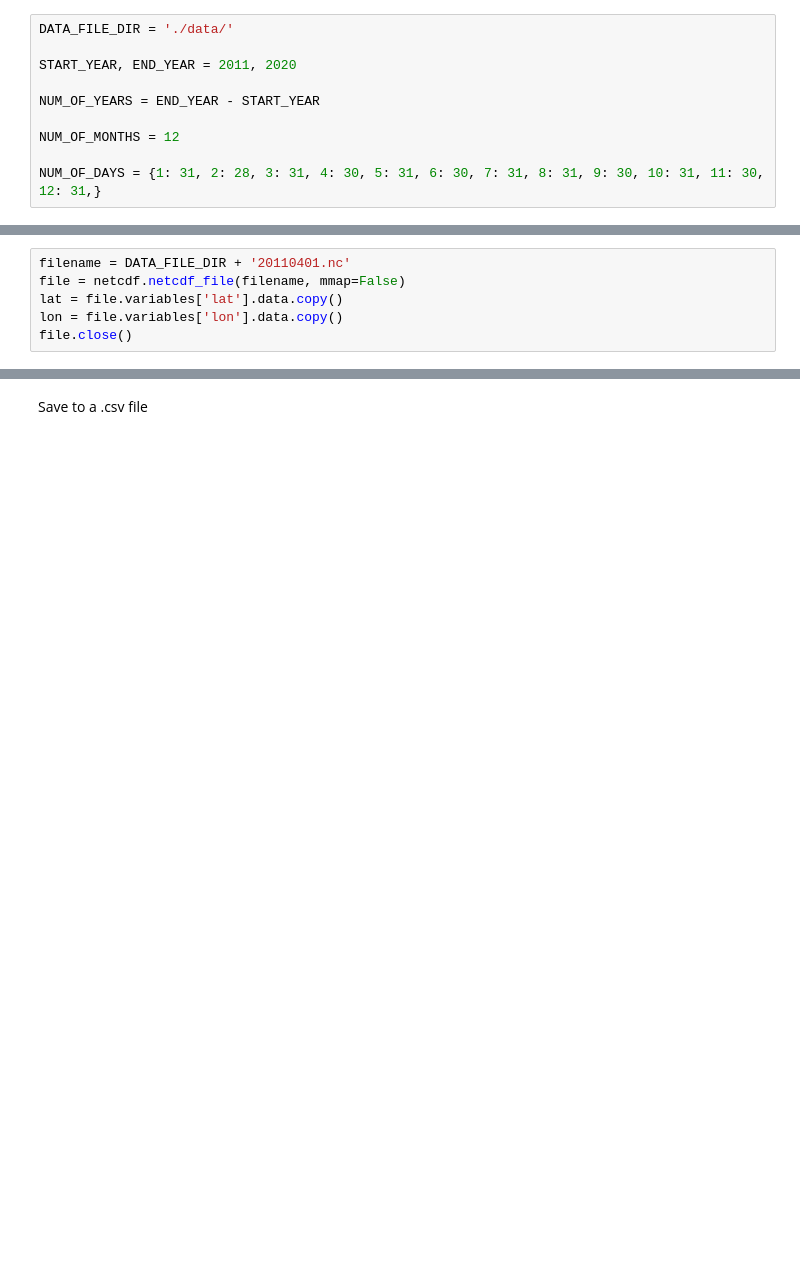
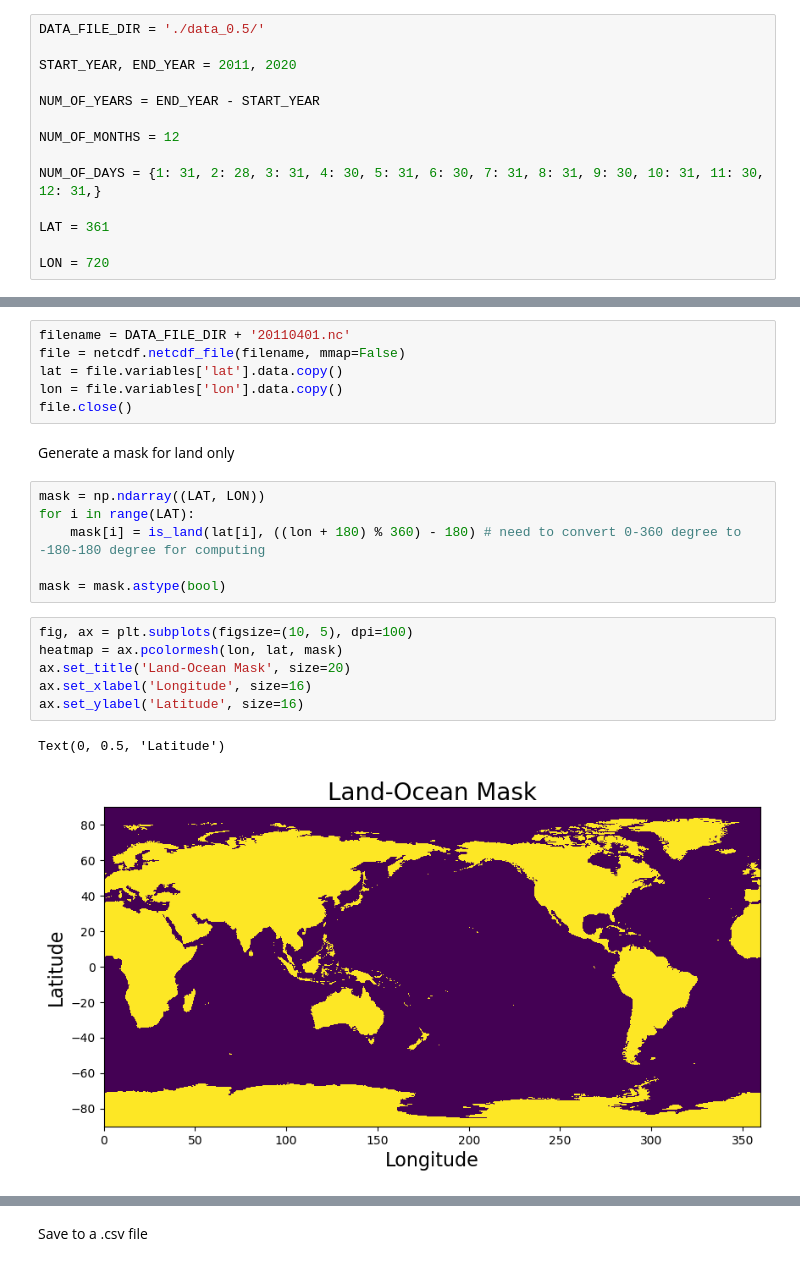
Before and after one commit to ACE-P/ev_temp_map, a Jupyter notebook: Playground/CFSv2_approach/data_extract_DG.ipynb, the cells around one changed output, grey strips where cells are left out. Drawn from its saved outputs; the diff is of its cells as text; blank space fills up the shorter version.

Commit message:
Add land-ocean mask. Add direct reading from .zip

```diff
--- a/Playground/CFSv2_approach/data_extract_DG.ipynb
+++ b/Playground/CFSv2_approach/data_extract_DG.ipynb
@@ -7,6 +11,6 @@ import numpy as np
 from scipy.io import netcdf
 # %%
-DATA_FILE_DIR = './data/'
+DATA_FILE_DIR = './data_0.5/'
 
 START_YEAR, END_YEAR = 2011, 2020
 
@@ -15,6 +19,10 @@ NUM_OF_YEARS = END_YEAR - START_YEAR
 NUM_OF_MONTHS = 12
 
 NUM_OF_DAYS = {1: 31, 2: 28, 3: 31, 4: 30, 5: 31, 6: 30, 7: 31, 8: 31, 9: 30, 10: 31, 11: 30, 12: 31,}
+
+LAT = 361
+
+LON = 720
 # %% [markdown]
 A function that opens netCDF file and read temperature variable and get the minimum temperature
 # %%
@@ -61,4 +69,21 @@ file = netcdf.netcdf_file(filename, mmap=False)
 lat = file.variables['lat'].data.copy()
 lon = file.variables['lon'].data.copy()
 file.close()
+# %% [markdown]
+Generate a mask for land only
+# %%
+mask = np.ndarray((LAT, LON))
+for i in range(LAT):
+    mask[i] = is_land(lat[i], ((lon + 180) % 360) - 180) # need to convert 0-360 degree to -180-180 degree for computing
+
+mask = mask.astype(bool)
+# %%
+fig, ax = plt.subplots(figsize=(10, 5), dpi=100)
+heatmap = ax.pcolormesh(lon, lat, mask)
+ax.set_title('Land-Ocean Mask', size=20)
+ax.set_xlabel('Longitude', size=16)
+ax.set_ylabel('Latitude', size=16)
+# %% [output]
+Text(0, 0.5, 'Latitude')
+[figure, added]
 # %%
```
Also changed, not shown: parts of 10 cells of this notebook, 1 other file.
